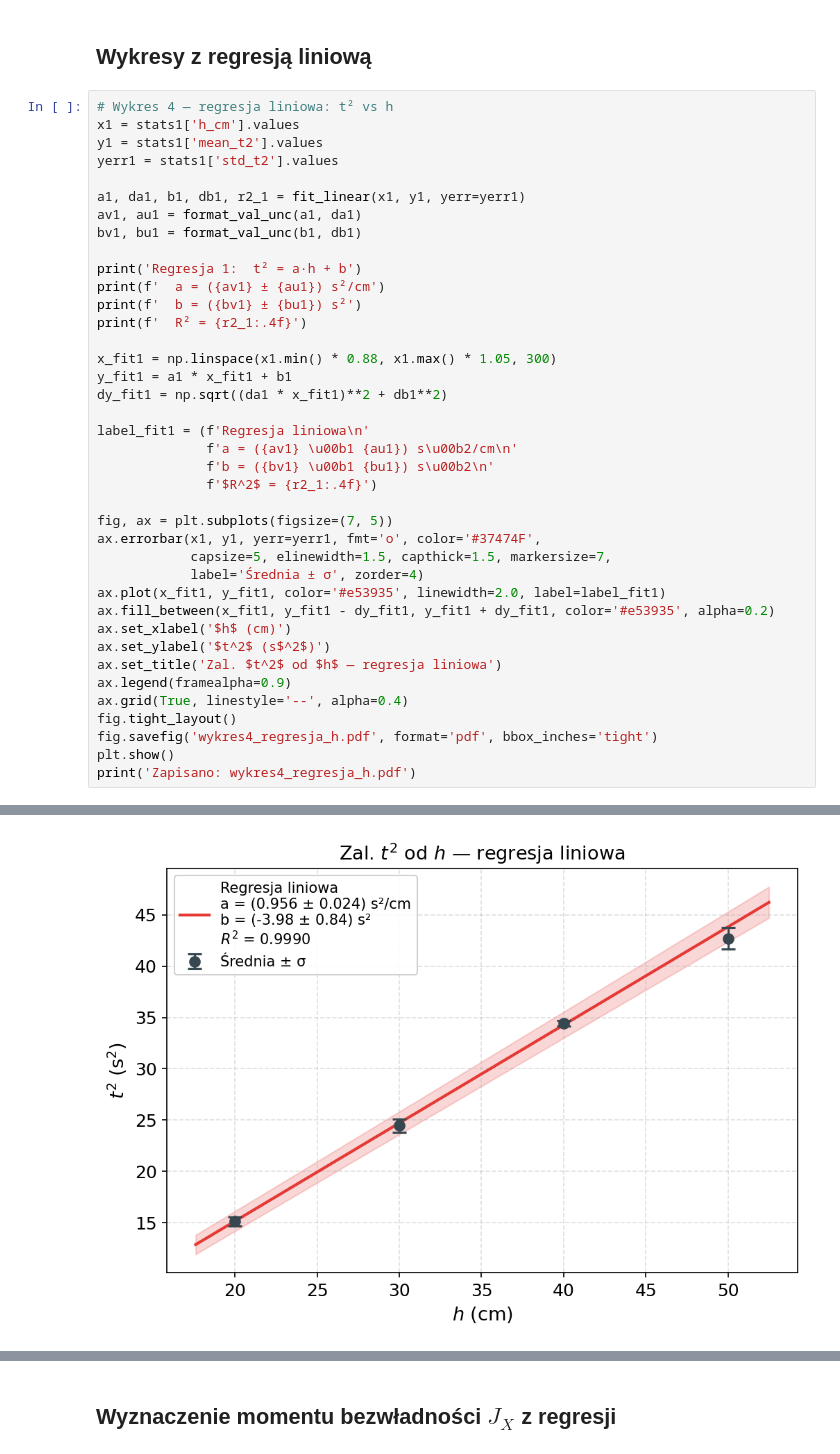
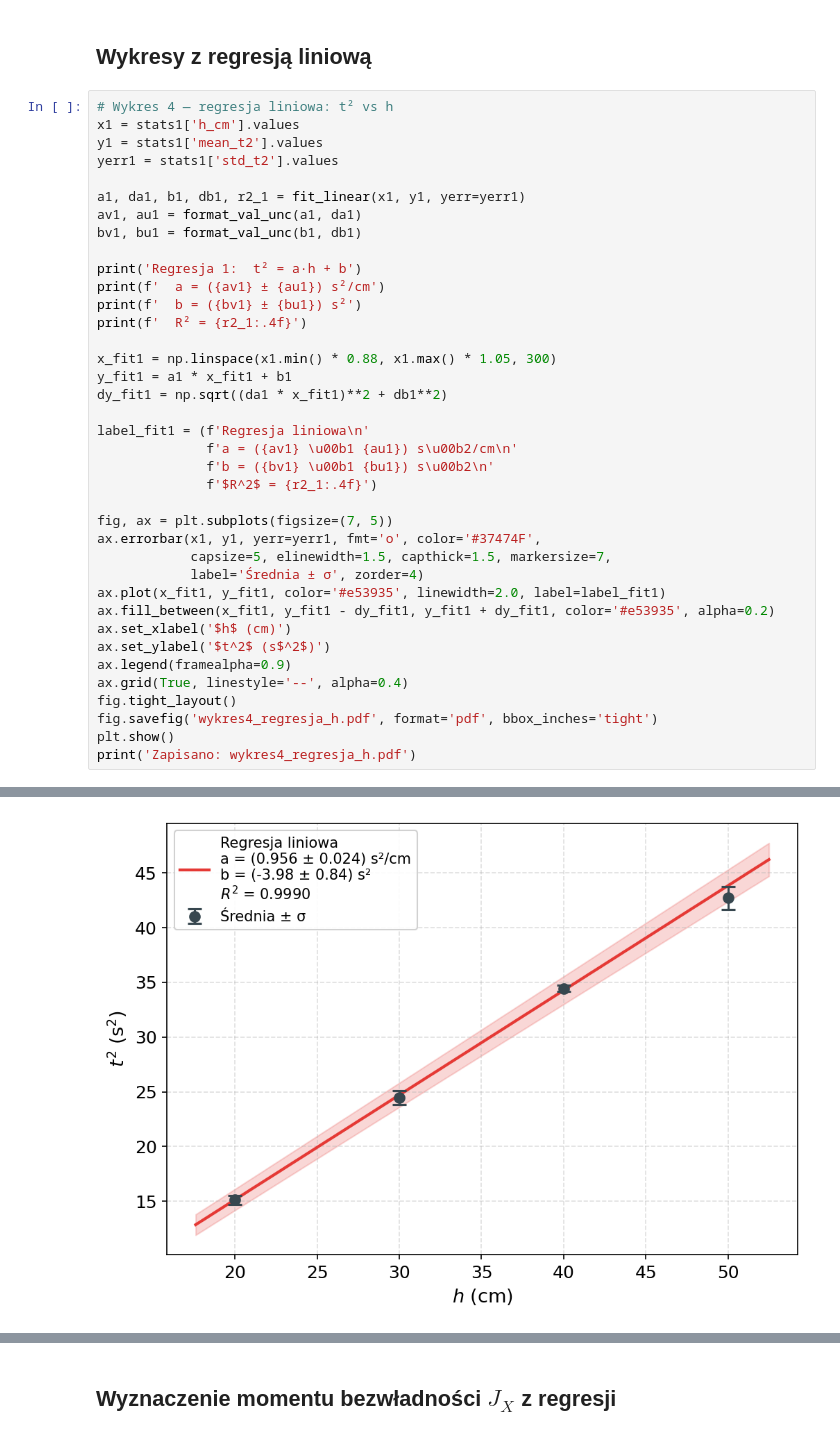
Before and after one commit to karolpeszek/mdr, a Jupyter notebook: Astoria/astoria.ipynb, the cells around one changed output, grey strips where cells are left out. Saved outputs shown, nothing was run; the diff lists cells and outputs as text.

```diff
--- a/Astoria/astoria.ipynb
+++ b/Astoria/astoria.ipynb
@@ -318,35 +315,34 @@ print(f'  b = ({bv1} ± {bu1}) s²')
 print(f'  R² = {r2_1:.4f}')
 
 x_fit1 = np.linspace(x1.min() * 0.88, x1.max() * 1.05, 300)
 y_fit1 = a1 * x_fit1 + b1
 dy_fit1 = np.sqrt((da1 * x_fit1)**2 + db1**2)
 
 label_fit1 = (f'Regresja liniowa\n'
               f'a = ({av1} \u00b1 {au1}) s\u00b2/cm\n'
               f'b = ({bv1} \u00b1 {bu1}) s\u00b2\n'
               f'$R^2$ = {r2_1:.4f}')
 
 fig, ax = plt.subplots(figsize=(7, 5))
 ax.errorbar(x1, y1, yerr=yerr1, fmt='o', color='#37474F',
             capsize=5, elinewidth=1.5, capthick=1.5, markersize=7,
             label='Średnia ± σ', zorder=4)
 ax.plot(x_fit1, y_fit1, color='#e53935', linewidth=2.0, label=label_fit1)
 ax.fill_between(x_fit1, y_fit1 - dy_fit1, y_fit1 + dy_fit1, color='#e53935', alpha=0.2)
 ax.set_xlabel('$h$ (cm)')
 ax.set_ylabel('$t^2$ (s$^2$)')
-ax.set_title('Zal. $t^2$ od $h$ — regresja liniowa')
 ax.legend(framealpha=0.9)
 ax.grid(True, linestyle='--', alpha=0.4)
 fig.tight_layout()
 fig.savefig('wykres4_regresja_h.pdf', format='pdf', bbox_inches='tight')
 plt.show()
 print('Zapisano: wykres4_regresja_h.pdf')
 # %% [output]
 Regresja 1:  t² = a·h + b
   a = (0.956 ± 0.024) s²/cm
   b = (-3.98 ± 0.84) s²
   R² = 0.9990
-[figure, old version]
+[figure, new version]
 Zapisano: wykres4_regresja_h.pdf
 # %%
 # Wykres 5 — regresja liniowa: t² vs r²_W
```
Also changed, not shown: parts of 5 cells of this notebook, 9 other files.
